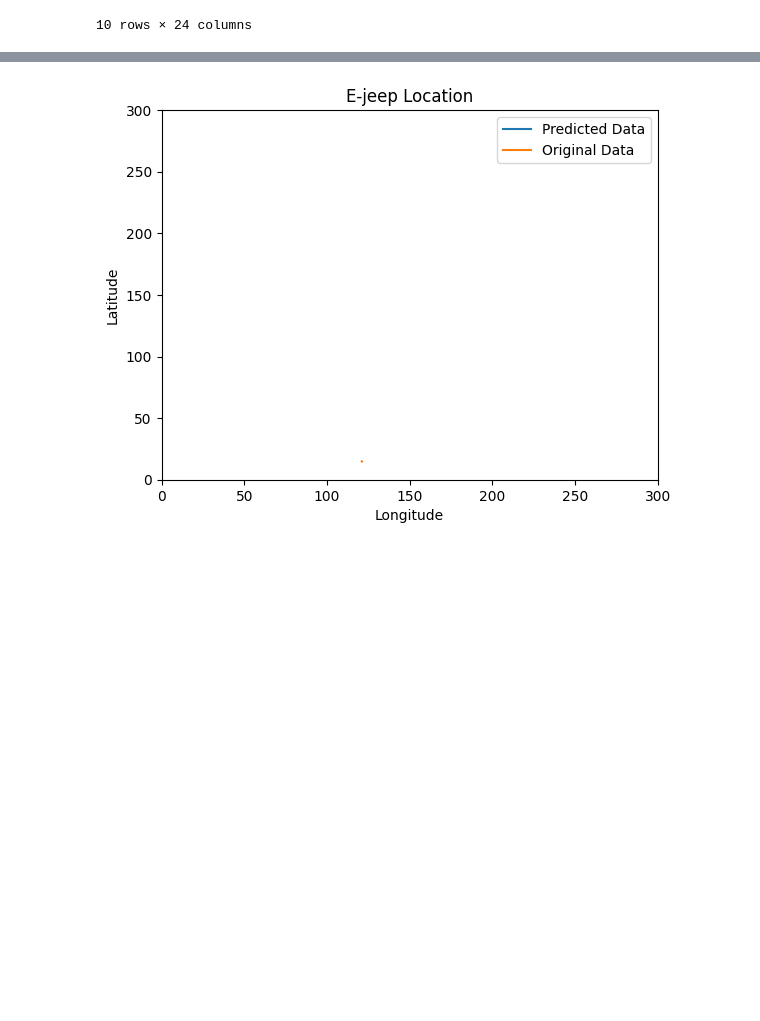
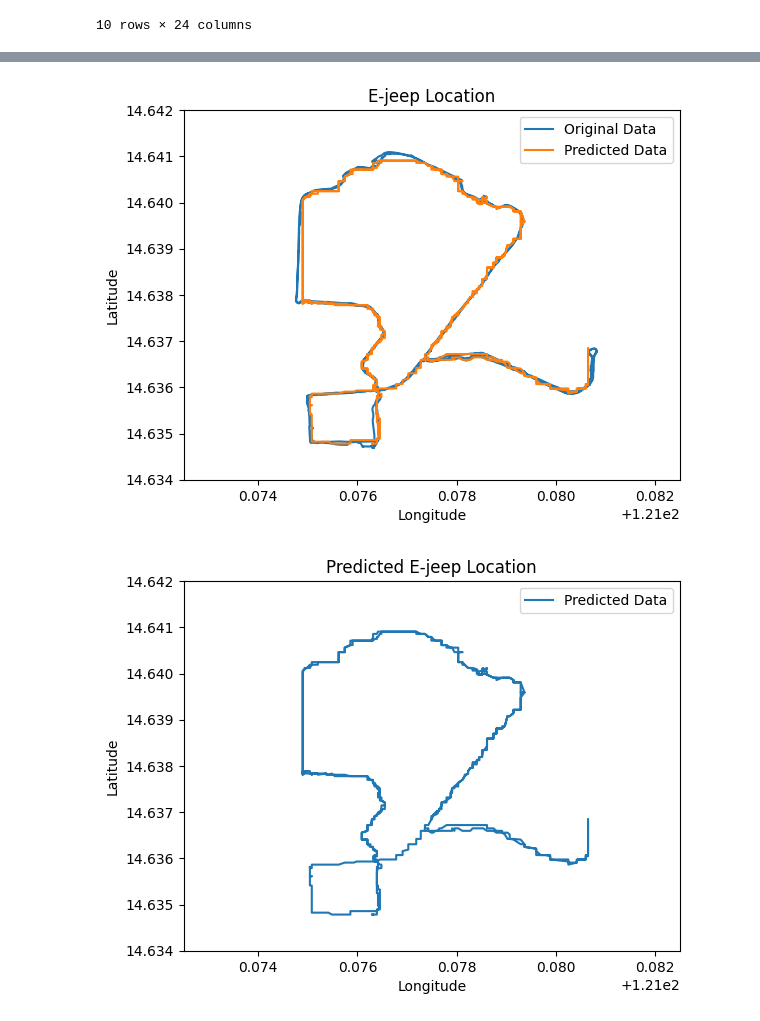
Before and after one commit to CSfromCS/VHS-Thesis, a Jupyter notebook: Baseline Models v4/XGBoost-sklearn.ipynb, the cells around one changed output, grey strips where cells are left out. Saved outputs shown, nothing was run; the diff lists cells and outputs as text; code cells hidden in the pictures; blank space fills up the shorter version.

```diff
--- a/Baseline Models v4/XGBoost-sklearn.ipynb
+++ b/Baseline Models v4/XGBoost-sklearn.ipynb
@@ -275,13 +188,26 @@ Let's plot both `test_y` and `predictions` to see how far they are from each oth
+# %%
+import matplotlib.pyplot as plt
+
+plt.title("E-jeep Location")
+plt.xlabel("Longitude")
+plt.ylabel("Latitude")
+plt.plot(long_data, lat_data, label="Original Data")
+plt.plot(y_pred_long, y_pred_lat, label="Predicted Data")
+plt.xlim(121.0725, 121.0825)
+plt.ylim(14.634, 14.642)
+plt.legend()
+plt.show()
+# %% [output]
+[figure, added]
 # %%
-plt.title("E-jeep Location")
+plt.title("Predicted E-jeep Location")
 plt.xlabel("Longitude")
 plt.ylabel("Latitude")
-plt.plot(long_predictions, lat_predictions, label="Predicted Data")
-plt.plot(long_test_y, lat_test_y, label="Original Data")
-plt.xlim(0, 300)
-plt.ylim(0, 300)
+plt.plot(y_pred_long, y_pred_lat, label="Predicted Data")
+plt.xlim(121.0725, 121.0825)
+plt.ylim(14.634, 14.642)
 plt.legend()
 plt.show()
 # %% [output]
-[figure, old version]
+[figure, new version]
 # %%
```
Also changed, not shown: parts of 35 cells of this notebook.
